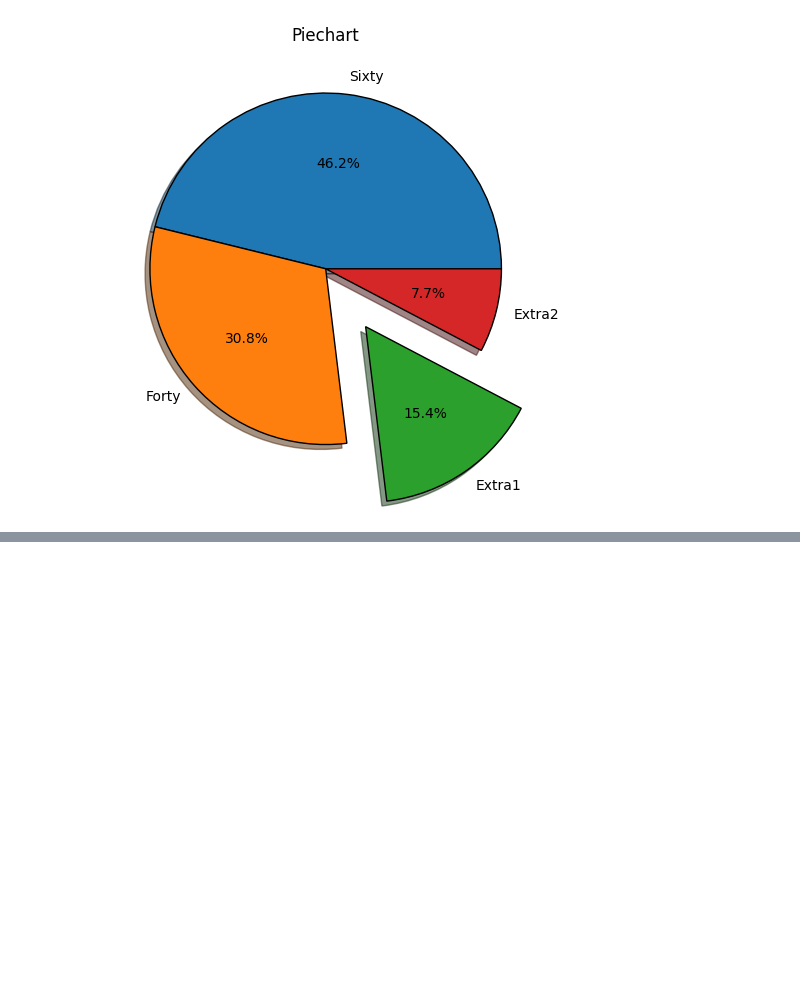
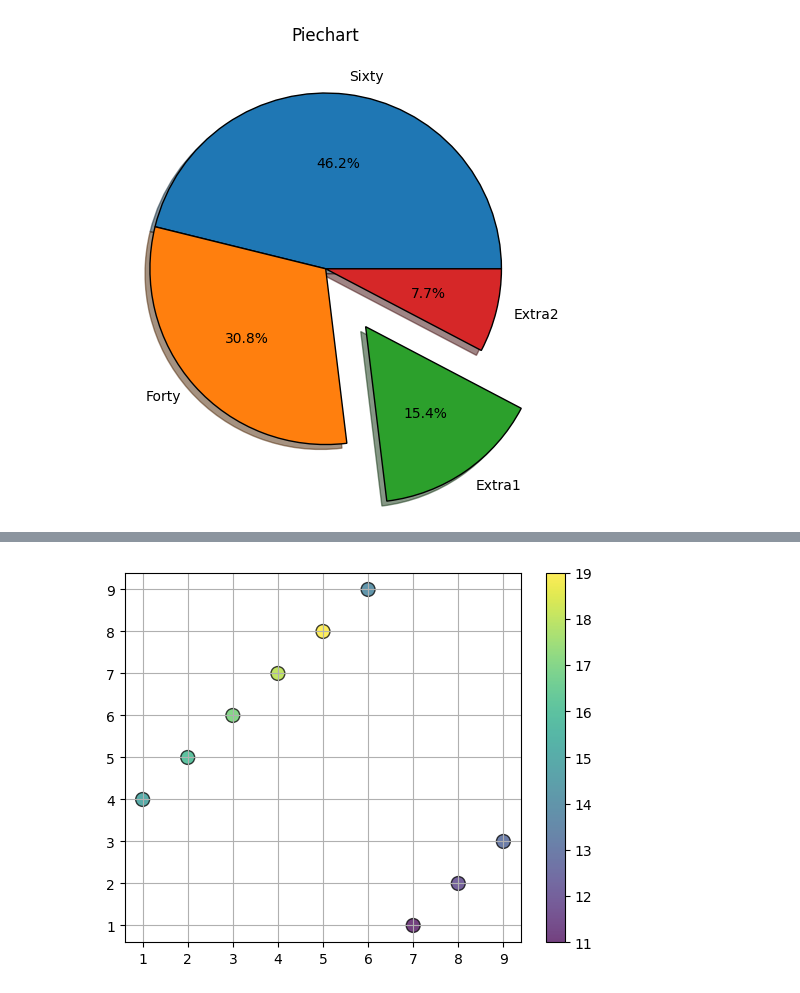
Before and after one commit to DavidFodor20/ML_Projects, a Jupyter notebook: Learning/Week1.ipynb, the cells around one changed output, grey strips where cells are left out. Drawn from its saved outputs; the diff is of its cells as text; code cells hidden in the pictures; blank space fills up the shorter version.

Commit message:
plotting practice and theory

```diff
--- a/Learning/Week1.ipynb
+++ b/Learning/Week1.ipynb
@@ -396,0 +393,12 @@ plt.show()
+# %%
+#scatterplots
+x=[1,2,3,4,5,6,7,8,9]
+y=[4,5,6,7,8,9,1,2,3]
+colors=[15,16,17,18,19,14,11,12,13]
+plt.scatter(x,y, s=100,edgecolor='black', alpha=0.75,c=colors )#marker=..., sizes=...,
+cbar=plt.colorbar()#side colorbar
+
+plt.grid()
+plt.show()
+# %% [output]
+[figure, added]
```
Also changed, not shown: parts of 6 cells of this notebook.
